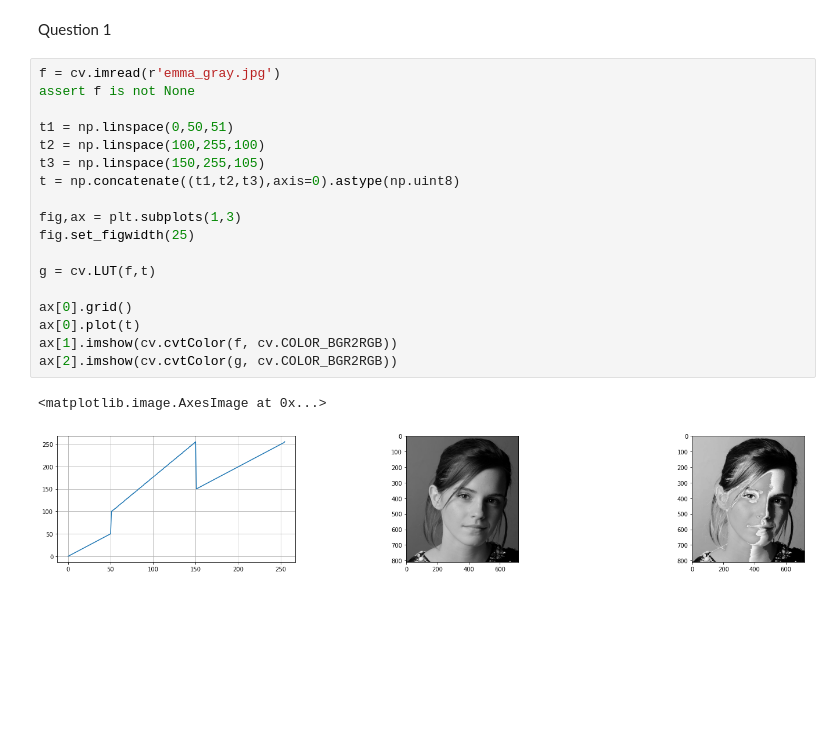
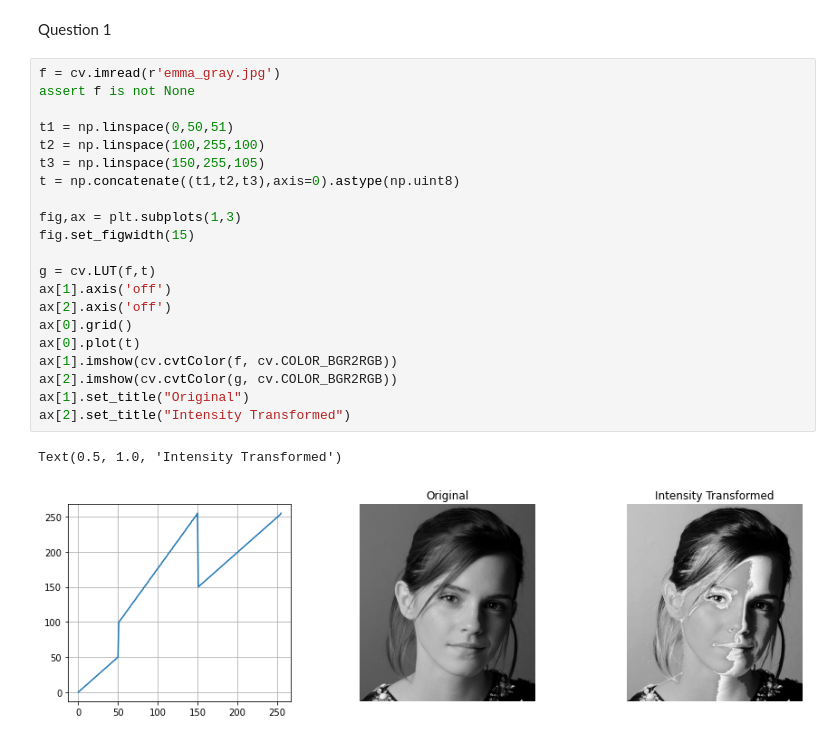
Before and after one commit to akilaabeyratne/EN2550-Assignment-1, a Jupyter notebook: Assignment1.ipynb, the cells around one changed output. Saved outputs shown, nothing was run; the diff lists cells and outputs as text; blank space fills up the shorter version.

```diff
--- a/Assignment1.ipynb
+++ b/Assignment1.ipynb
@@ -7,21 +7,24 @@ Question 1
 # %%
 f = cv.imread(r'emma_gray.jpg')
 assert f is not None
 
 t1 = np.linspace(0,50,51)
 t2 = np.linspace(100,255,100)
 t3 = np.linspace(150,255,105)
 t = np.concatenate((t1,t2,t3),axis=0).astype(np.uint8)
 
 fig,ax = plt.subplots(1,3)
-fig.set_figwidth(25)
+fig.set_figwidth(15)
 
 g = cv.LUT(f,t)
-
+ax[1].axis('off')
+ax[2].axis('off')
 ax[0].grid()
 ax[0].plot(t)
 ax[1].imshow(cv.cvtColor(f, cv.COLOR_BGR2RGB))
 ax[2].imshow(cv.cvtColor(g, cv.COLOR_BGR2RGB))
+ax[1].set_title("Original")
+ax[2].set_title("Intensity Transformed")
 # %% [output]
-<matplotlib.image.AxesImage at 0x...>
+Text(0.5, 1.0, 'Intensity Transformed')
-[figure, old version]
+[figure, new version]
```
Also changed, not shown: parts of 2 cells of this notebook.
